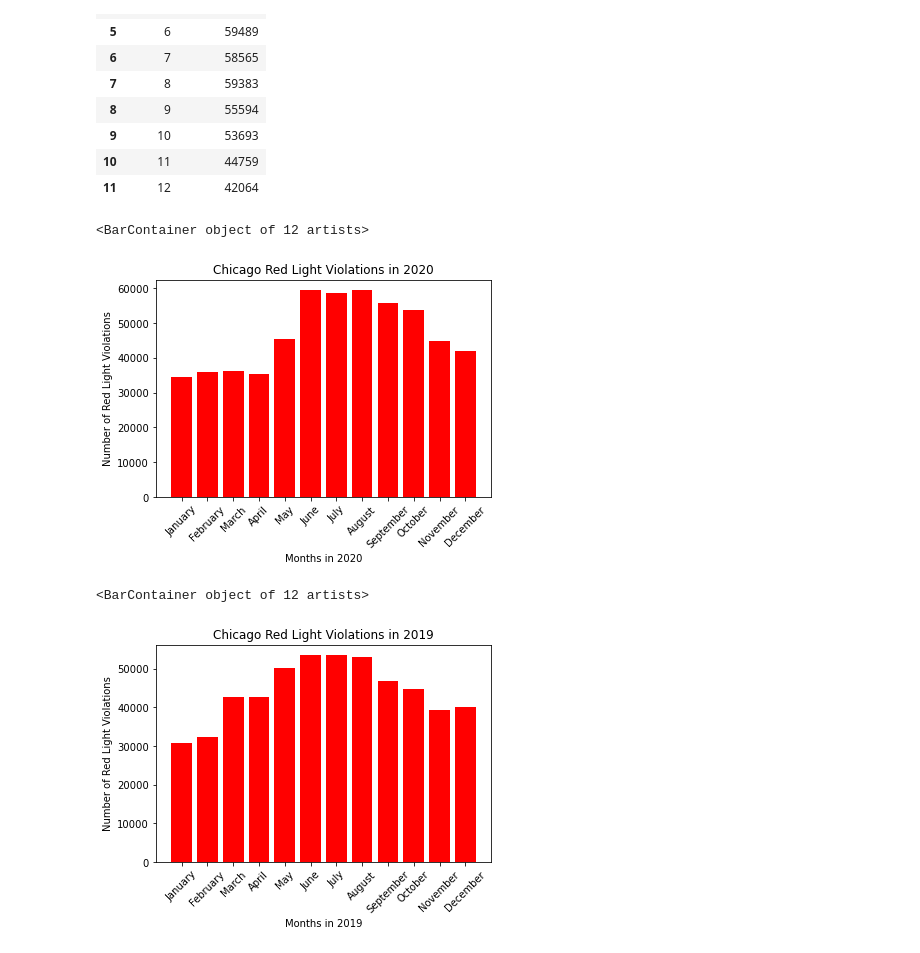
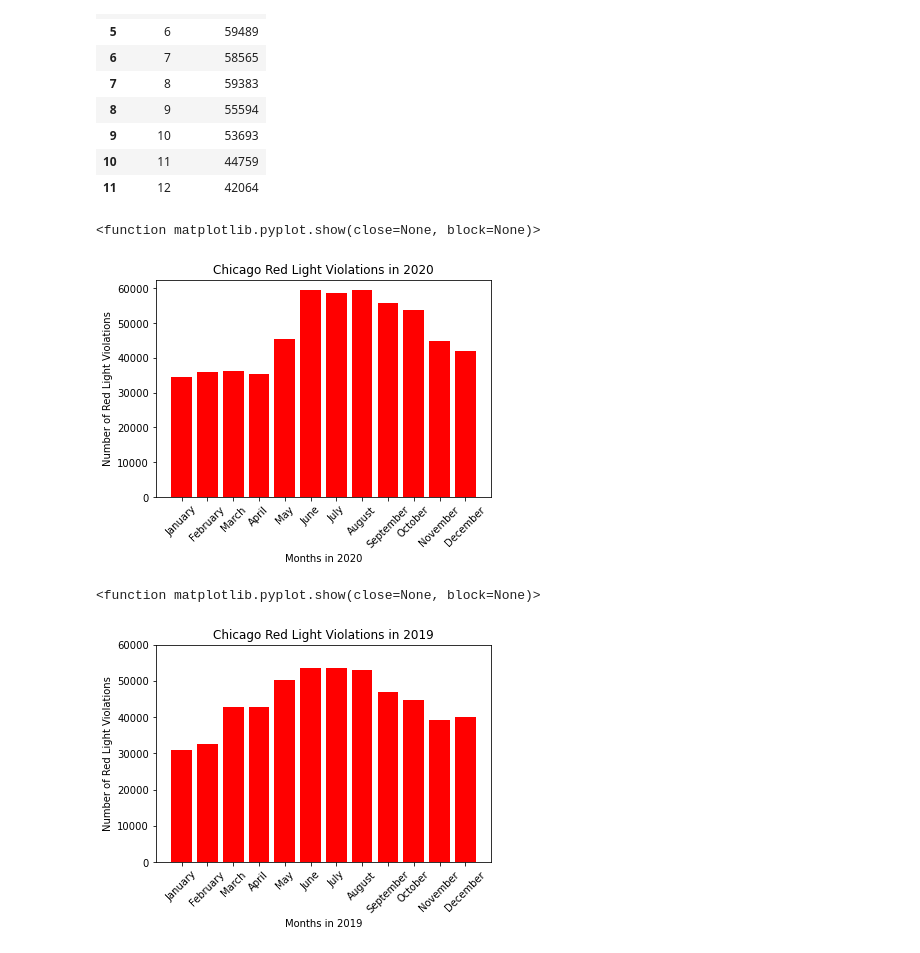
Before and after one commit to WACunninghamIV/Chicago_Traffic-RidershipData, a Jupyter notebook: Red_Light_Violations.ipynb, the cells around one changed output. Drawn from its saved outputs; the diff is of its cells as text; code cells hidden in the pictures.

```diff
--- a/Red_Light_Violations.ipynb
+++ b/Red_Light_Violations.ipynb
@@ -89,10 +97,11 @@ plt.xticks(rotation = 45)
 plt.title("Chicago Red Light Violations in 2020")
 plt.xlabel("Months in 2020")
 plt.ylabel("Number of Red Light Violations")
+plt.bar(x_axis, number_red_violations, color="r", align="center")
 plt.savefig("2020_red_light")
-plt.bar(x_axis, number_red_violations, color="r", align="center")
+plt.show
 # %% [output]
-<BarContainer object of 12 artists>
+<function matplotlib.pyplot.show(close=None, block=None)>
 [figure]
 # %%
 # Yearly Summary Graph
@@ -105,11 +114,13 @@ x_axis = Months_in_2019
 # %%
 #bar plot generation
 plt.xticks(rotation = 45)
 plt.title("Chicago Red Light Violations in 2019")
 plt.xlabel("Months in 2019")
 plt.ylabel("Number of Red Light Violations")
+plt.ylim(0, 60000)
+plt.bar(x_axis, number_red_violations, color="r", align="center")
 plt.savefig("2019_red_light")
-plt.bar(x_axis, number_red_violations, color="r", align="center")
+plt.show
 # %% [output]
-<BarContainer object of 12 artists>
+<function matplotlib.pyplot.show(close=None, block=None)>
-[figure, old version]
+[figure, new version]
```
Also changed, not shown: parts of 10 cells of this notebook, 6 other files.
